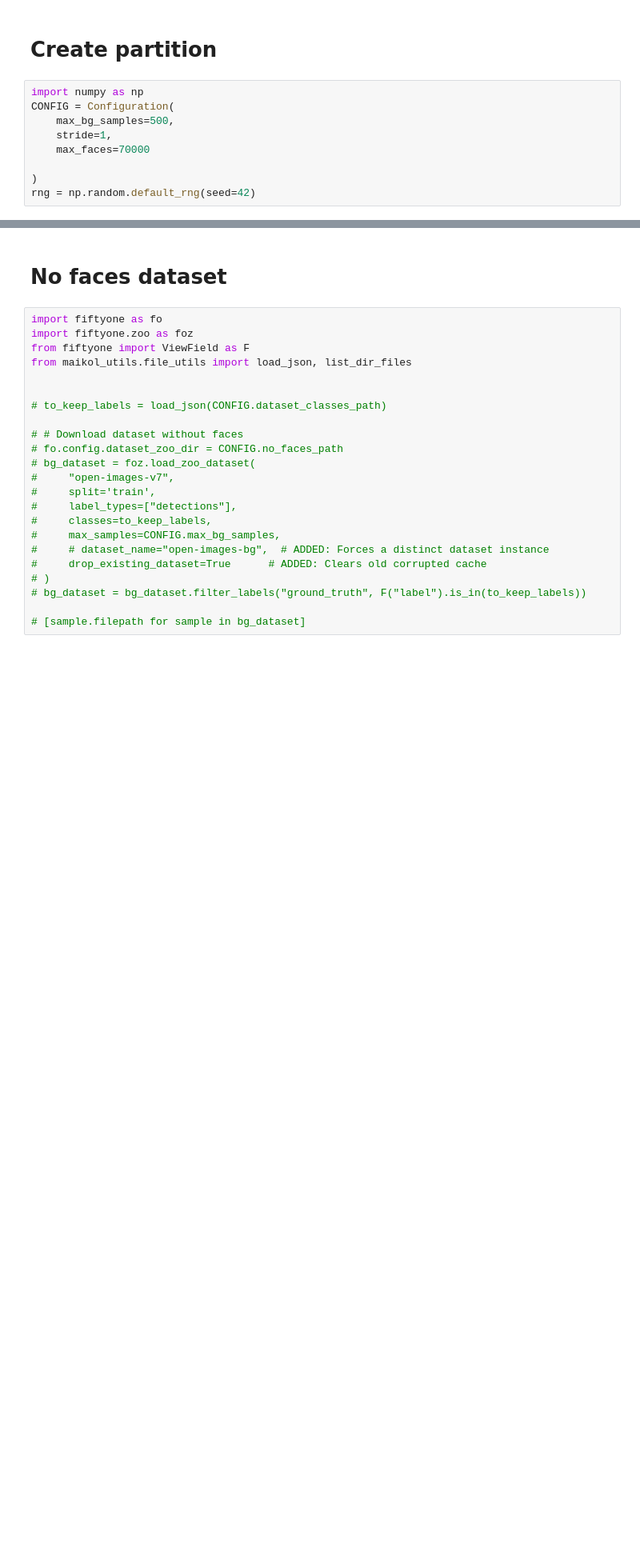
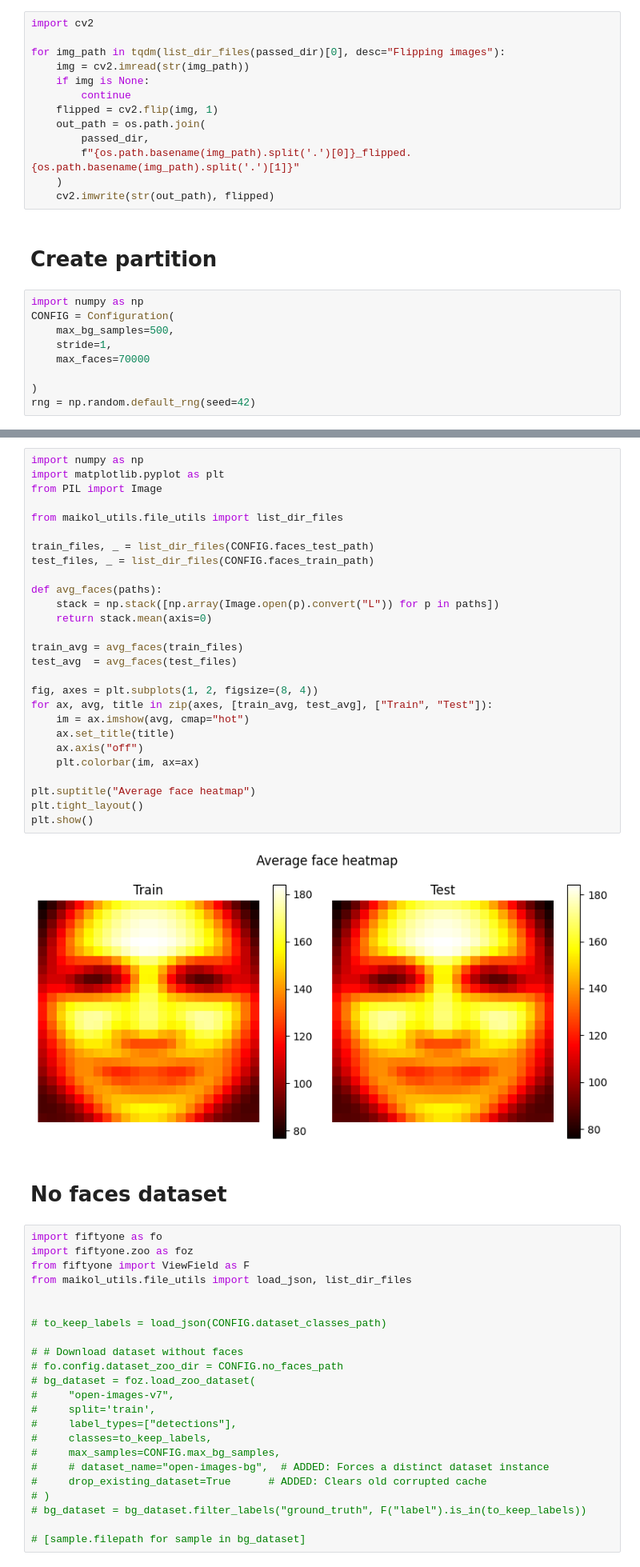
Before and after one commit to MiquelGomezCorral/BIOM-Face-detection, a Jupyter notebook: notebooks/faces.ipynb, the cells around one changed output, grey strips where cells are left out. Shown at 80% size. Drawn from its saved outputs; the diff is of its cells as text; blank space fills up the shorter version.

```diff
--- a/notebooks/faces.ipynb
+++ b/notebooks/faces.ipynb
@@ -149,3 +181,16 @@ unreadable_paths = [str(p) for p in unreadable]
+# %%
+import cv2
+
+for img_path in tqdm(list_dir_files(passed_dir)[0], desc="Flipping images"):
+    img = cv2.imread(str(img_path))
+    if img is None:
+        continue
+    flipped = cv2.flip(img, 1)
+    out_path = os.path.join(
+        passed_dir,
+        f"{os.path.basename(img_path).split('.')[0]}_flipped.{os.path.basename(img_path).split('.')[1]}"
+    )
+    cv2.imwrite(str(out_path), flipped)
 # %% [markdown]
 # Create partition
 # %%
@@ -186,3 +238,32 @@ for split, paths in [("train", train_faces), ("test", test_faces)]:
+# %%
+import numpy as np
+import matplotlib.pyplot as plt
+from PIL import Image
+
+from maikol_utils.file_utils import list_dir_files
+
+train_files, _ = list_dir_files(CONFIG.faces_test_path)
+test_files, _ = list_dir_files(CONFIG.faces_train_path)
+
+def avg_faces(paths):
+    stack = np.stack([np.array(Image.open(p).convert("L")) for p in paths])
+    return stack.mean(axis=0)
+
+train_avg = avg_faces(train_files)
+test_avg  = avg_faces(test_files)
+
+fig, axes = plt.subplots(1, 2, figsize=(8, 4))
+for ax, avg, title in zip(axes, [train_avg, test_avg], ["Train", "Test"]):
+    im = ax.imshow(avg, cmap="hot")
+    ax.set_title(title)
+    ax.axis("off")
+    plt.colorbar(im, ax=ax)
+
+plt.suptitle("Average face heatmap")
+plt.tight_layout()
+plt.show()
+# %% [output]
+[figure, added]
 # %% [markdown]
 # No faces dataset
 # %%
```
Also changed, not shown: parts of 22 cells of this notebook, 3 other files.
